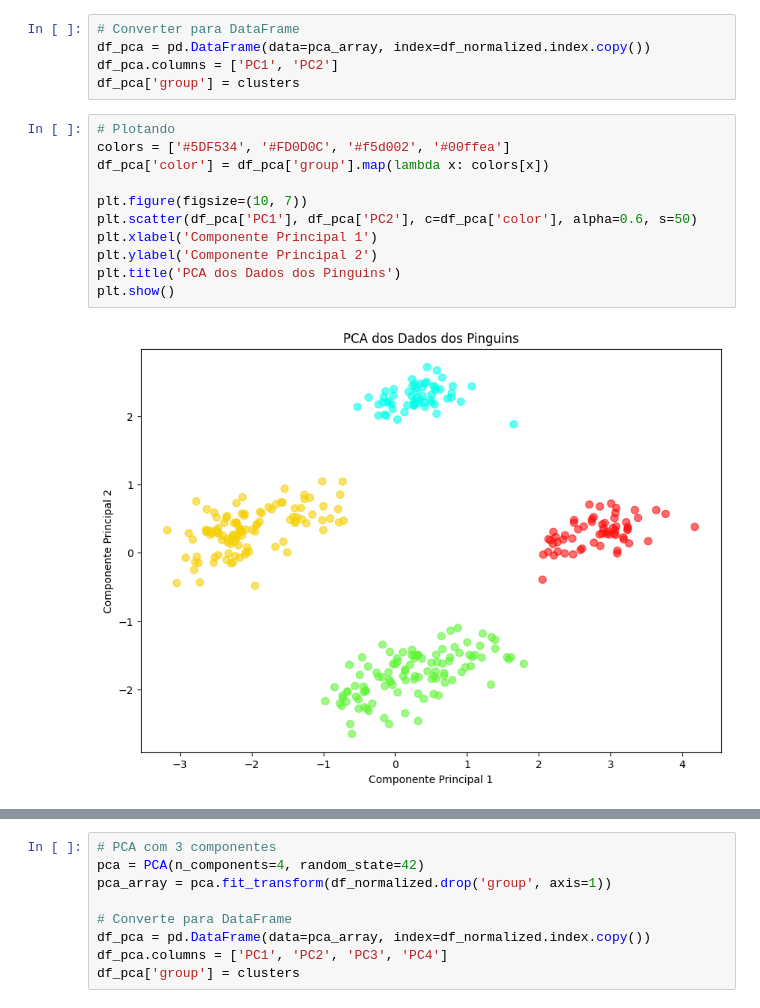
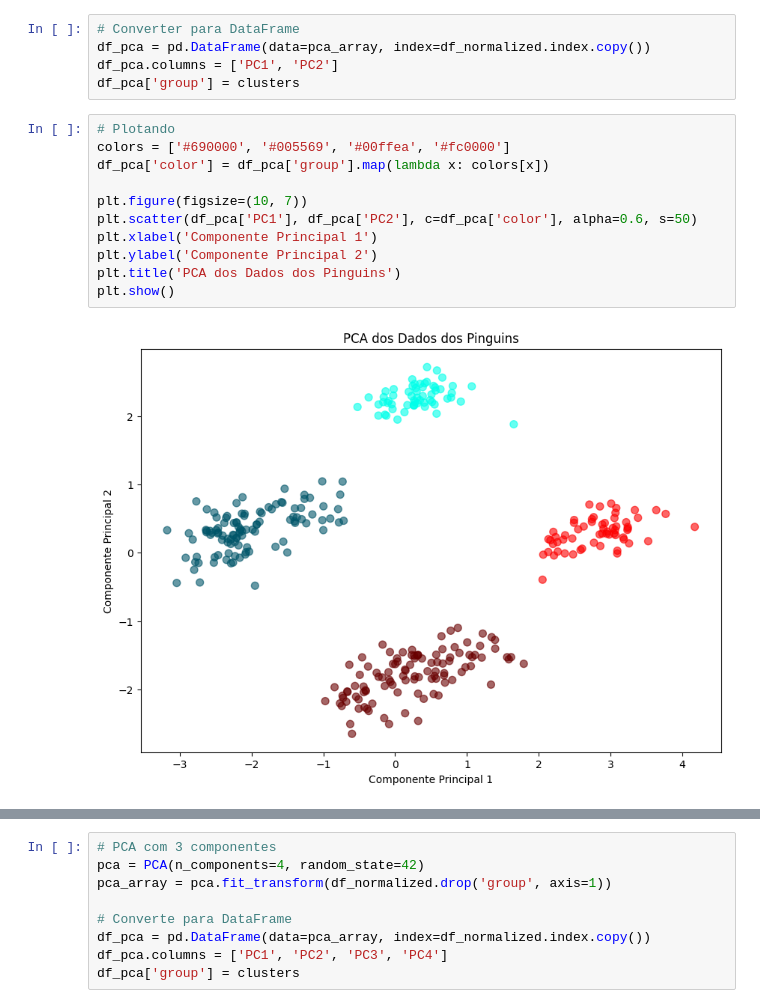
Before and after one commit to Aldrik-Alvaro/Algoritimo-K-Means, a Jupyter notebook: kmeans_clustering_Aldrik.ipynb, the cells around one changed output, grey strips where cells are left out. Saved outputs shown, nothing was run; the diff lists cells and outputs as text.

```diff
--- a/kmeans_clustering_Aldrik.ipynb
+++ b/kmeans_clustering_Aldrik.ipynb
@@ -117,14 +129,14 @@ df_pca.columns = ['PC1', 'PC2']
 df_pca['group'] = clusters
 # %%
 # Plotando
-colors = ['#5DF534', '#FD0D0C', '#f5d002', '#00ffea']
+colors = ['#690000', '#005569', '#00ffea', '#fc0000']
 df_pca['color'] = df_pca['group'].map(lambda x: colors[x])
 
 plt.figure(figsize=(10, 7))
 plt.scatter(df_pca['PC1'], df_pca['PC2'], c=df_pca['color'], alpha=0.6, s=50)
 plt.xlabel('Componente Principal 1')
 plt.ylabel('Componente Principal 2')
 plt.title('PCA dos Dados dos Pinguins')
 plt.show()
 # %% [output]
-[figure, old version]
+[figure, new version]
```
Also changed, not shown: parts of 3 cells of this notebook.
